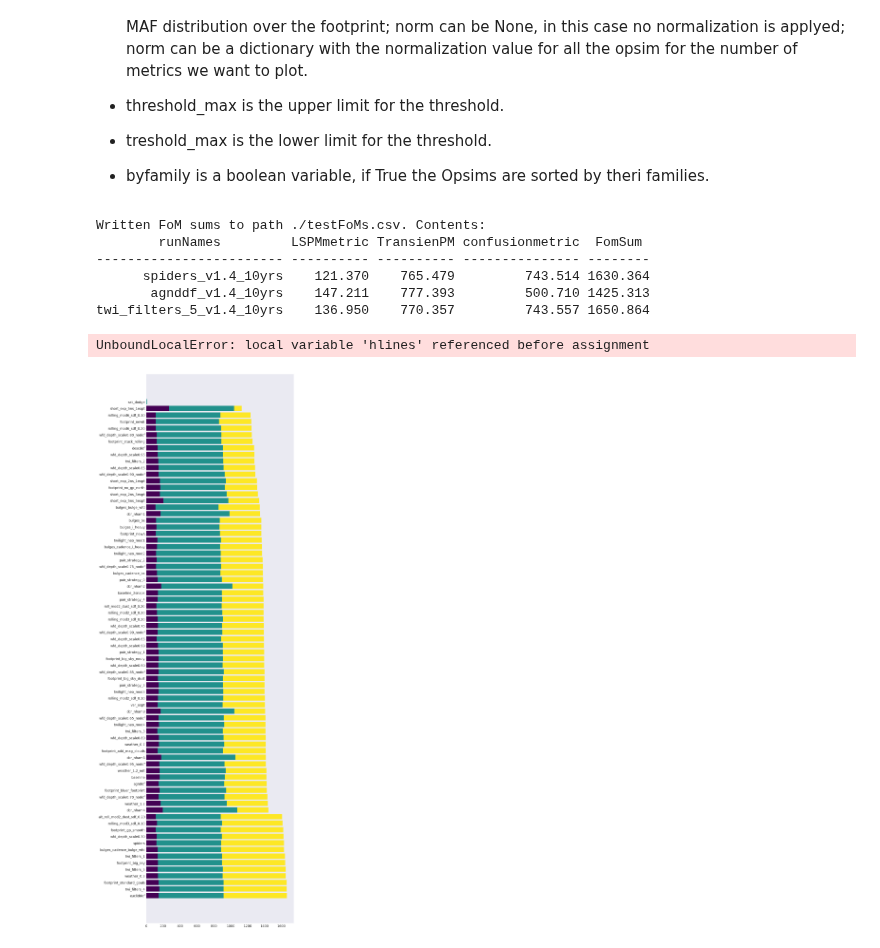
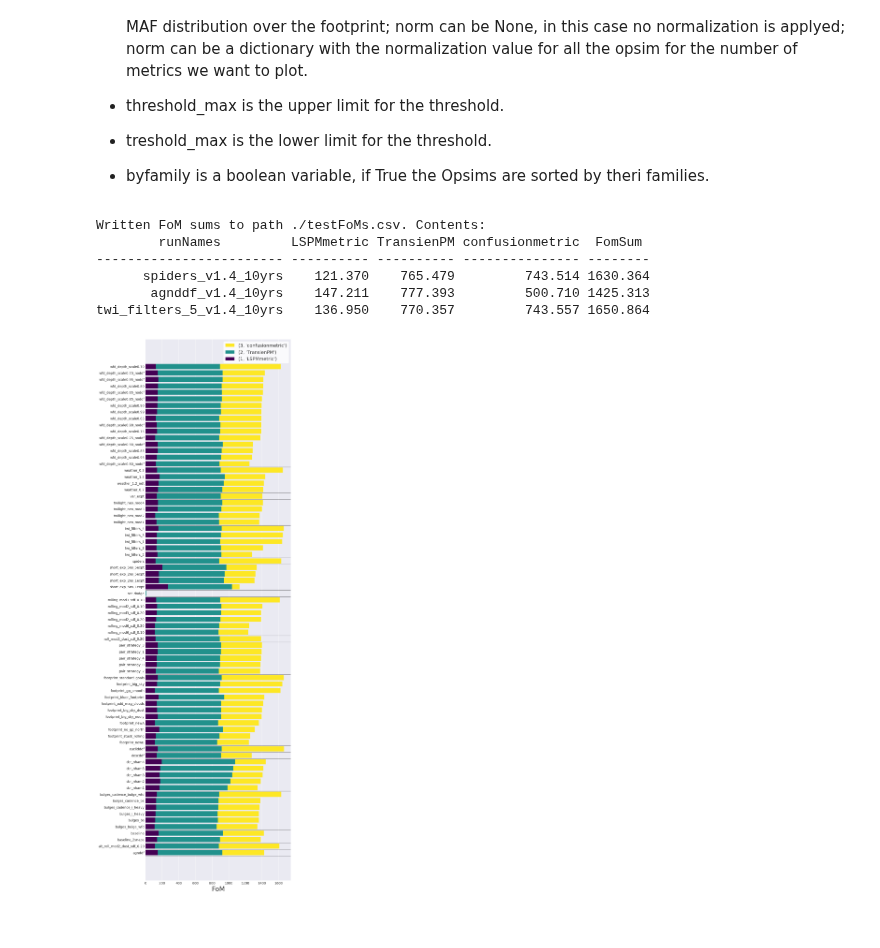
Before and after one commit to fedhere/LSSTunknowns, a Jupyter notebook: code/metricToFOM.ipynb, the cells around one changed output. Drawn from its saved outputs; the diff is of its cells as text; code cells hidden in the pictures.

Commit message:
metricToFOM also outputs table; added FR's byfamily syntax

```diff
--- a/code/metricToFOM.ipynb
+++ b/code/metricToFOM.ipynb
@@ -15,6 +17,9 @@ searchTail = 'MAFOutput/MetricData/PM'
 
 # Path for output table
 pathTableOut = './testFoMs.csv'
+
+# Ranking the FoMs by family?
+byFamily = True
 # %%
 %matplotlib inline
 import sys,os, glob
@@ -220,13 +225,12 @@ def FOM(bundleDicts, norm=None, treshold_min =None, treshold_max =None, filename
 # %%
 # example call including writing the table of the FoMs to disk and
 # showing the first few lines of the table to terminal.
-FOM(bundleDicts, tablePath=pathTableOut, Verbose=True, byfamily=False)
+FOM(bundleDicts, tablePath=pathTableOut, Verbose=True, byfamily=byFamily)
 # %% [output]
 Written FoM sums to path ./testFoMs.csv. Contents:
         runNames         LSPMmetric TransienPM confusionmetric  FomSum
 ------------------------ ---------- ---------- --------------- --------
       spiders_v1.4_10yrs    121.370    765.479         743.514 1630.364
        agnddf_v1.4_10yrs    147.211    777.393         500.710 1425.313
 twi_filters_5_v1.4_10yrs    136.950    770.357         743.557 1650.864
-UnboundLocalError: local variable 'hlines' referenced before assignment
-[figure, old version]
+[figure, new version]
```
Also changed, not shown: parts of 3 cells of this notebook.
